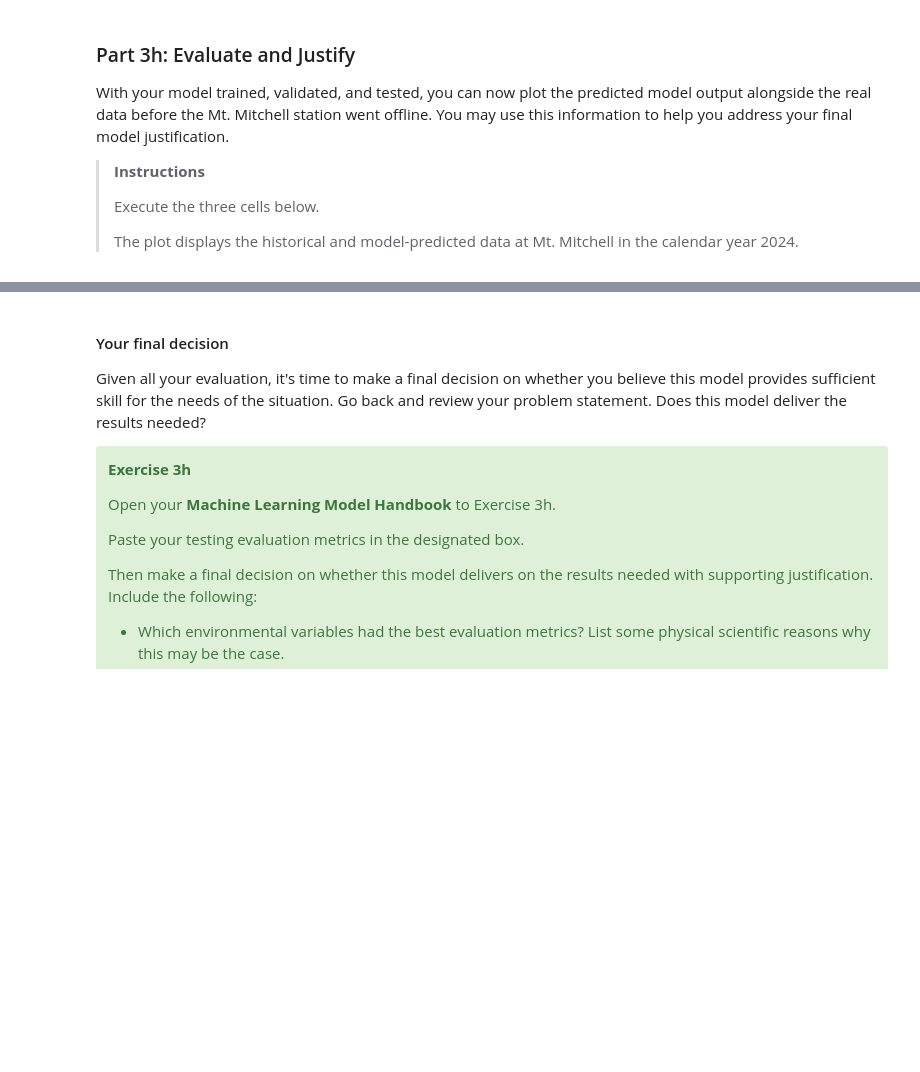
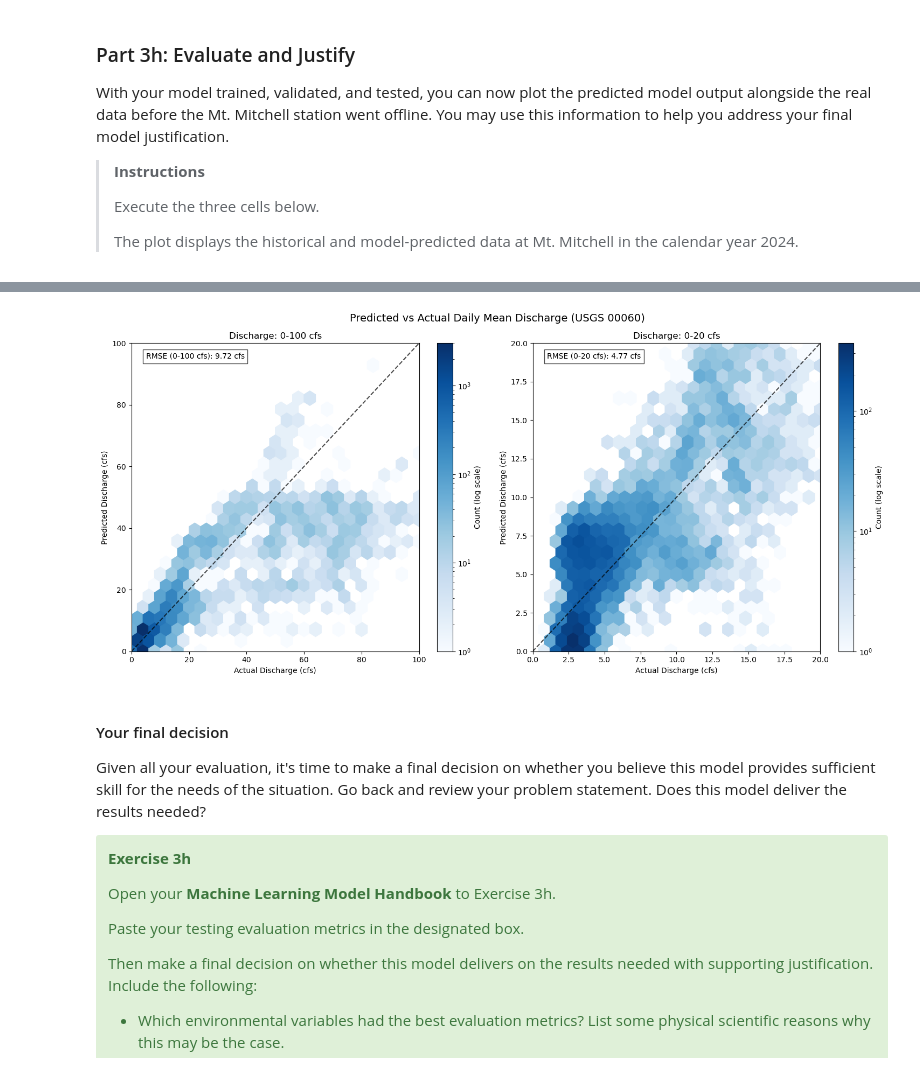
Before and after one commit to Unidata/supervised-ml-readiness, a Jupyter notebook: 03b_MachineLearningAnalysis_Hydrographs/MachineLearningAnalysis_GoldenHydro_Module4.ipynb, the cells around one changed output, grey strips where cells are left out. Cells and saved outputs as stored; diff of their text form; code cells hidden in the pictures; blank space fills up the shorter version.

```diff
--- a/03b_MachineLearningAnalysis_Hydrographs/MachineLearningAnalysis_GoldenHydro_Module4.ipynb
+++ b/03b_MachineLearningAnalysis_Hydrographs/MachineLearningAnalysis_GoldenHydro_Module4.ipynb
@@ -646,3 +720,62 @@ y_pred = trained_model().predict(X_true_test_filtered)
+# %%
+# Create a figure with two subplots side by side
+fig, (ax1, ax2) = plt.subplots(1, 2, figsize=(15, 7))
+
+# First hexbin plot (0-100 range) with log scale
+hb1 = ax1.hexbin(x=y_test, y=y_pred, gridsize=25, bins='log', cmap="Blues",
+                extent=[0, 100, 0, 100], mincnt=1)
+ax1.set_xlim(0, 100)
+ax1.set_ylim(0, 100)
+
+# Perfect prediction line for first plot
+ax1.plot([0, 100], [0, 100], 'k--', alpha=0.7)
+
+# Calculate RMSE for visible range (0-100)
+visible_mask1 = (y_test <= 100) & (y_pred <= 100)
+visible_rmse1 = np.sqrt(np.mean((y_pred[visible_mask1] - y_test[visible_mask1])**2))
+ax1.text(0.05, 0.95, f"RMSE (0-100 cfs): {visible_rmse1:.2f} cfs",
+         transform=ax1.transAxes, bbox=dict(facecolor='white', alpha=0.7))
+
+# Labels for first plot
+ax1.set_xlabel('Actual Discharge (cfs)')
+ax1.set_ylabel('Predicted Discharge (cfs)')
+ax1.set_title('Discharge: 0-100 cfs')
+
+# Add colorbar for first plot
+cbar1 = fig.colorbar(hb1, ax=ax1)
+cbar1.set_label('Count (log scale)')
+
+# Second hexbin plot (0-20 range) with log scale
+hb2 = ax2.hexbin(x=y_test, y=y_pred, gridsize=25, bins='log', cmap="Blues",
+                extent=[0, 20, 0, 20], mincnt=1)
+ax2.set_xlim(0, 20)
+ax2.set_ylim(0, 20)
+
+# Perfect prediction line for second plot
+ax2.plot([0, 20], [0, 20], 'k--', alpha=0.7)
+
+# Calculate RMSE for visible range (0-20)
+visible_mask2 = (y_test <= 20) & (y_pred <= 20)
+visible_rmse2 = np.sqrt(np.mean((y_pred[visible_mask2] - y_test[visible_mask2])**2))
+ax2.text(0.05, 0.95, f"RMSE (0-20 cfs): {visible_rmse2:.2f} cfs",
+         transform=ax2.transAxes, bbox=dict(facecolor='white', alpha=0.7))
+
+# Labels for second plot
+ax2.set_xlabel('Actual Discharge (cfs)')
+ax2.set_ylabel('Predicted Discharge (cfs)')
+ax2.set_title('Discharge: 0-20 cfs')
+
+# Add colorbar for second plot
+cbar2 = fig.colorbar(hb2, ax=ax2)
+cbar2.set_label('Count (log scale)')
+
+# Overall title
+fig.suptitle('Predicted vs Actual Daily Mean Discharge (USGS 00060)', fontsize=14, y=0.98)
+
+plt.tight_layout()
+plt.show()
+# %% [output]
+[figure, added]
 # %% [markdown]
 #### Your final decision
 
```
Also changed, not shown: parts of 10 cells of this notebook, 1 other file.
